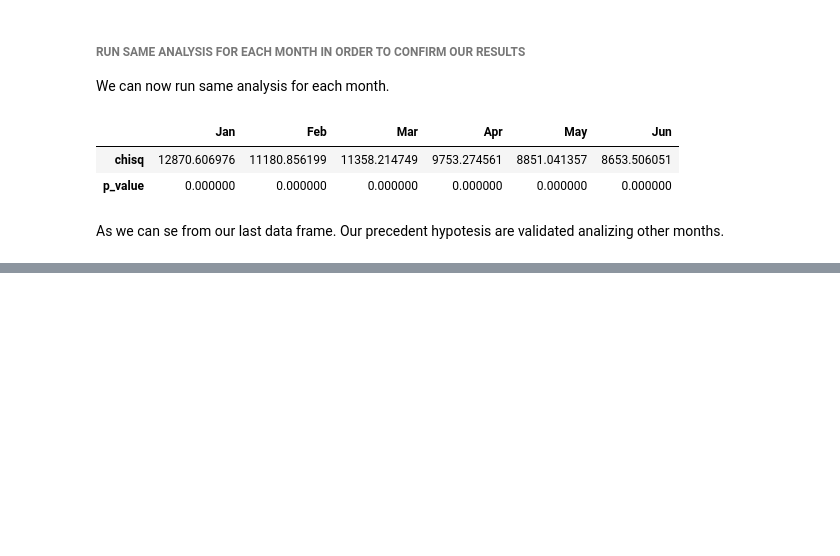
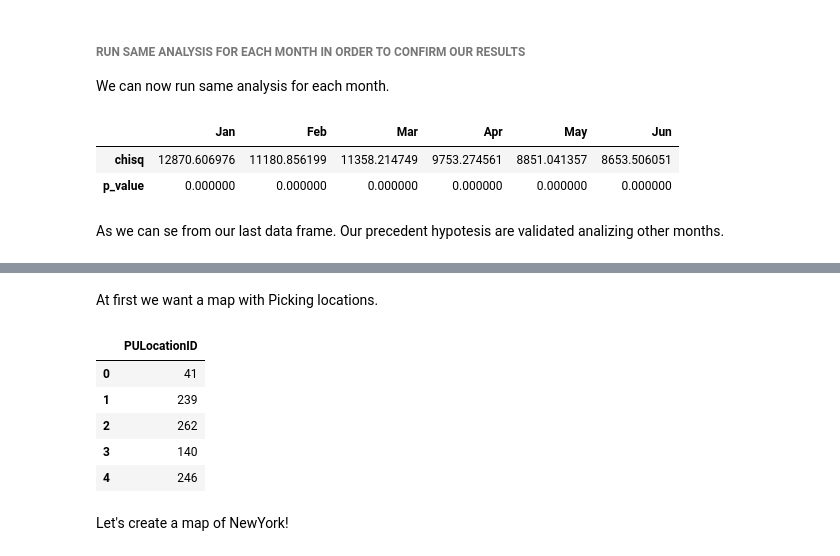
Before and after one commit to EgonFerri/ADM-HM2, a Jupyter notebook: HMW2_OFFICIALFILE.ipynb, the cells around one changed output, grey strips where cells are left out. Cells and saved outputs as stored; diff of their text form; code cells hidden in the pictures; blank space fills up the shorter version.

```diff
--- a/HMW2_OFFICIALFILE.ipynb
+++ b/HMW2_OFFICIALFILE.ipynb
@@ -850,0 +861,14 @@ As we can se from our last data frame. Our precedent hypotesis are validated ana
+# %% [markdown]
+At first we want a map with Picking locations.
+# %%
+pickup=M1.filter(['PULocationID'])
+pickup.head()
+# %% [output]
+|  | PULocationID |
+| 0 | 41 |
+| 1 | 239 |
+| 2 | 262 |
+| 3 | 140 |
+| 4 | 246 |
+# %% [markdown]
+Let's create a map of NewYork!
```
Also changed, not shown: parts of 24 cells of this notebook.
